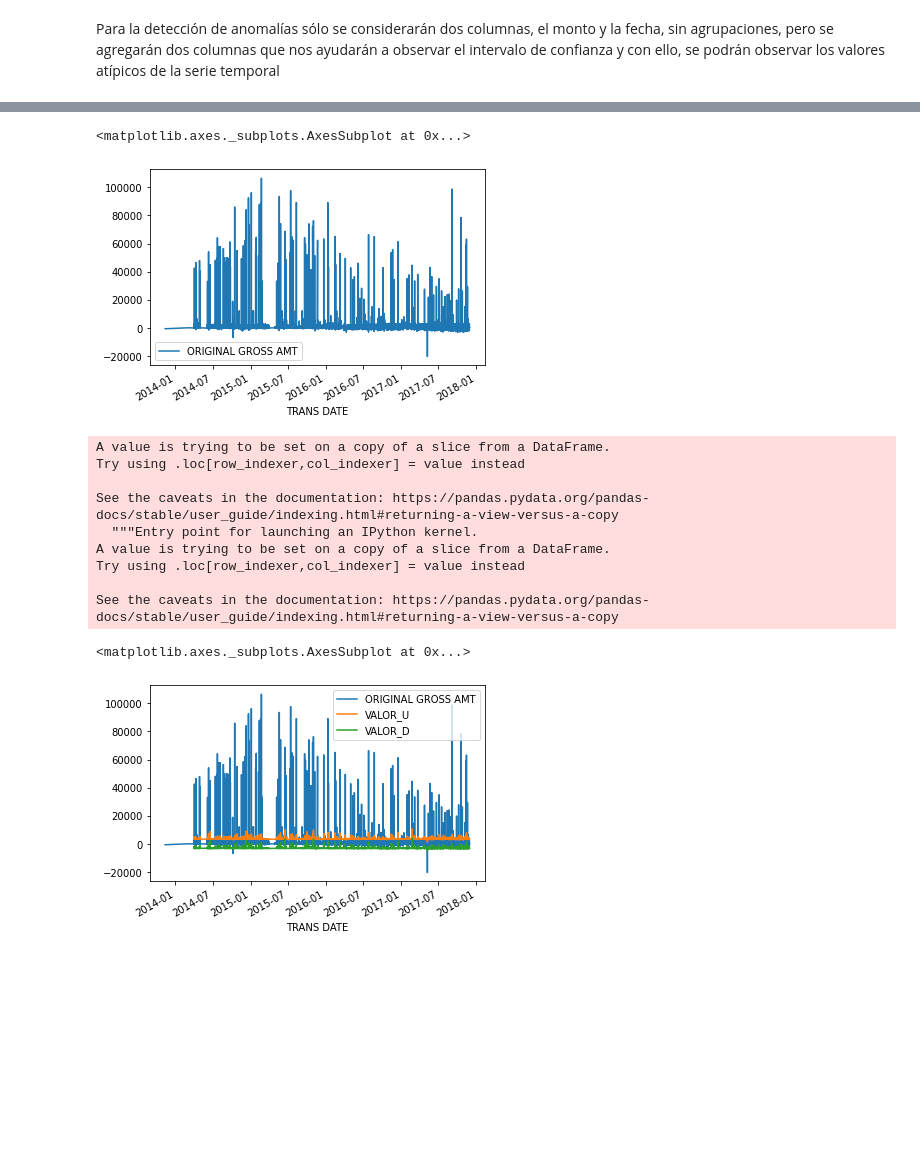
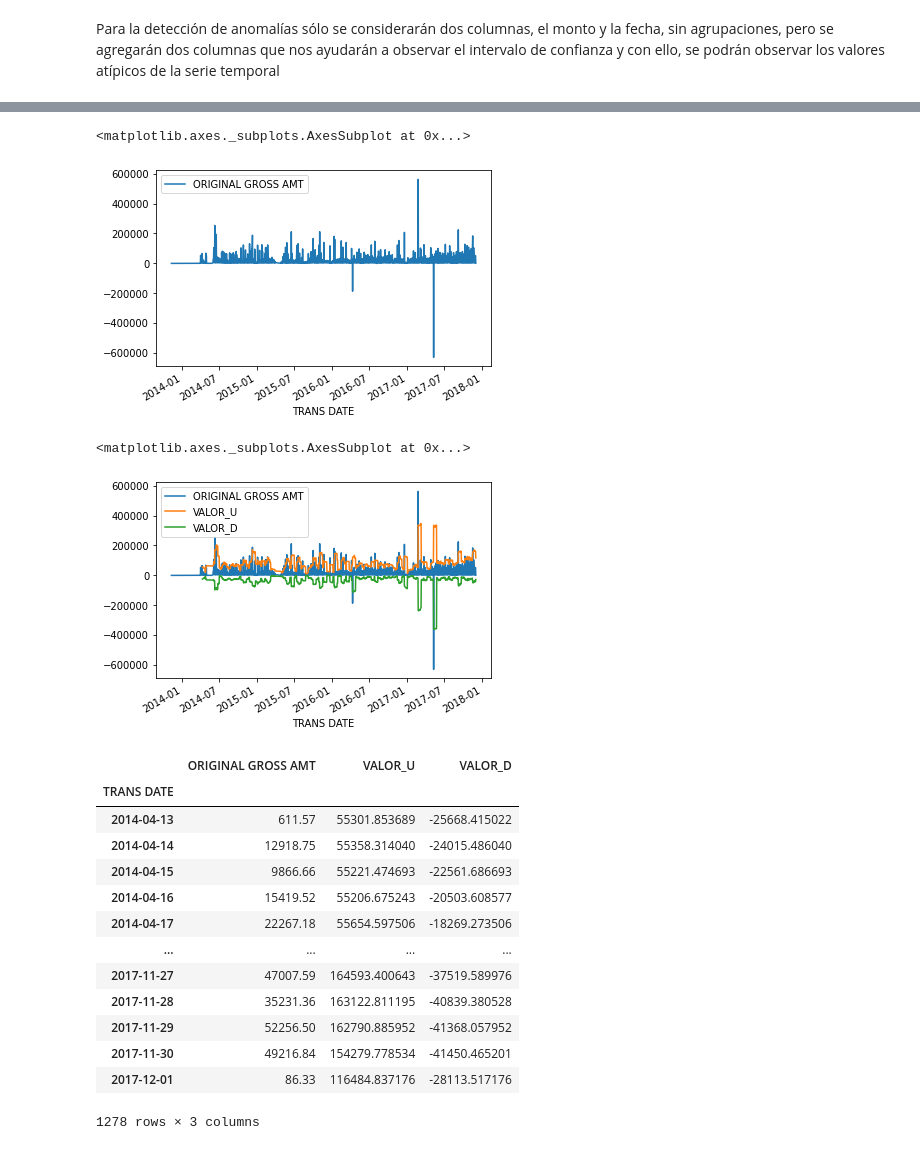
Before and after one commit to jessigatma/Globant_Exercises, a Jupyter notebook: purchases.ipynb, the cells around one changed output, grey strips where cells are left out. Cells and saved outputs as stored; diff of their text form; code cells hidden in the pictures; blank space fills up the shorter version.

```diff
--- a/purchases.ipynb
+++ b/purchases.ipynb
@@ -314,6 +312,6 @@ Para la detección de anomalías sólo se considerarán dos columnas, el monto y
 # %%
 anomalias = df_result[['TRANS DATE', 'ORIGINAL GROSS AMT']].sort_values(by='TRANS DATE')
 anomalias = anomalias[anomalias['ORIGINAL GROSS AMT'].notna()]
-anomalias.groupby(['TRANS DATE']).sum()
+anomalias = anomalias.groupby(['TRANS DATE']).sum()
 anomalias
 # %% [output]
@@ -333,3 +331,0 @@ anomalias
-# %%
-anomalias.set_index('TRANS DATE', inplace=True)
-anomalias.plot()
@@ -355,3 +331,0 @@ Name: ORIGINAL GROSS AMT, Length: 180268, dtype: float64
-# %%
-anomalias = anomalias[(anomalias['ORIGINAL GROSS AMT']!=-486980.09) & (anomalias['ORIGINAL GROSS AMT']!=-199741.09) & (anomalias['ORIGINAL GROSS AMT']!=280102.23) & (anomalias['ORIGINAL GROSS AMT']!=-105527.58)]
-anomalias
@@ -374,20 +333,29 @@ anomalias
 anomalias.plot()
 # %% [output]
 <matplotlib.axes._subplots.AxesSubplot at 0x...>
-[figure, old version]
+[figure, new version]
 # %%
-anomalias['VALOR_U'] =  anomalias['ORIGINAL GROSS AMT'].rolling(window=30).mean() + (2*anomalias['ORIGINAL GROSS AMT'].std())
-anomalias['VALOR_D'] = anomalias['ORIGINAL GROSS AMT'].rolling(window=30).mean() - (2*anomalias['ORIGINAL GROSS AMT'].std())
+anomalias['VALOR_U'] =  anomalias['ORIGINAL GROSS AMT'].rolling(window=15).mean() + (2*anomalias['ORIGINAL GROSS AMT'].rolling(window=15).std())
+anomalias['VALOR_D'] = anomalias['ORIGINAL GROSS AMT'].rolling(window=15).mean() - (2*anomalias['ORIGINAL GROSS AMT'].rolling(window=15).std())
 anomalias.plot()
 # %% [output]
-A value is trying to be set on a copy of a slice from a DataFrame.
-Try using .loc[row_indexer,col_indexer] = value instead
-
-See the caveats in the documentation: https://pandas.pydata.org/pandas-docs/stable/user_guide/indexing.html#returning-a-view-versus-a-copy
-  """Entry point for launching an IPython kernel.
-A value is trying to be set on a copy of a slice from a DataFrame.
-Try using .loc[row_indexer,col_indexer] = value instead
-
-See the caveats in the documentation: https://pandas.pydata.org/pandas-docs/stable/user_guide/indexing.html#returning-a-view-versus-a-copy
+<matplotlib.axes._subplots.AxesSubplot at 0x...>
-<matplotlib.axes._subplots.AxesSubplot at 0x...>
-[figure, old version]
+[figure, new version]
+# %%
+anomalias = anomalias[15:]
+anomalias
+# %% [output]
+|  | ORIGINAL GROSS AMT | VALOR_U | VALOR_D |
+| TRANS DATE |  |  |  |
+| 2014-04-13 | 611.57 | 55301.853689 | -25668.415022 |
+| 2014-04-14 | 12918.75 | 55358.314040 | -24015.486040 |
+| 2014-04-15 | 9866.66 | 55221.474693 | -22561.686693 |
+| 2014-04-16 | 15419.52 | 55206.675243 | -20503.608577 |
+| 2014-04-17 | 22267.18 | 55654.597506 | -18269.273506 |
+| ... | ... | ... | ... |
+| 2017-11-27 | 47007.59 | 164593.400643 | -37519.589976 |
+| 2017-11-28 | 35231.36 | 163122.811195 | -40839.380528 |
+| 2017-11-29 | 52256.50 | 162790.885952 | -41368.057952 |
+| 2017-11-30 | 49216.84 | 154279.778534 | -41450.465201 |
+| 2017-12-01 | 86.33 | 116484.837176 | -28113.517176 |
+1278 rows × 3 columns
```
Also changed, not shown: parts of 9 cells of this notebook.
